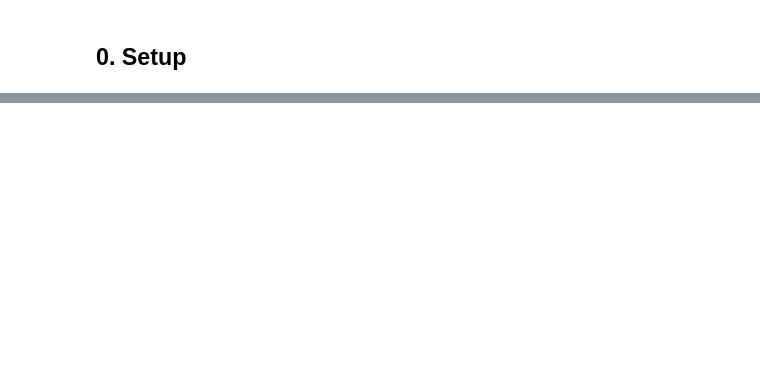
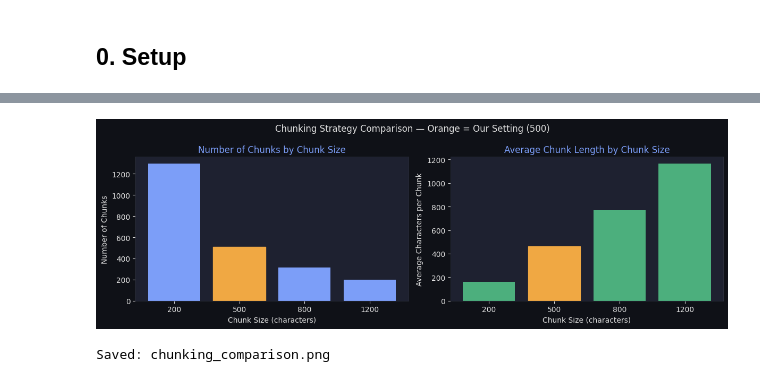
Before and after one commit to dixitdevarshi/PaperMind, a Jupyter notebook: notebooks/rag_exploration.ipynb, the cells around one changed output, grey strips where cells are left out. Cells and saved outputs as stored; diff of their text form; code cells hidden in the pictures; blank space fills up the shorter version.

```diff
--- a/notebooks/rag_exploration.ipynb
+++ b/notebooks/rag_exploration.ipynb
@@ -329,0 +33,17 @@ These go in the README.
+# %%
+import fitz
+import numpy as np
+from langchain.text_splitter import RecursiveCharacterTextSplitter
+
+# Change this to any PDF you have in uploads/
+PDF_PATH = "../uploads/GDPR_EN.pdf"
+
+doc = fitz.open(PDF_PATH)
+full_text = ""
+for page in doc:
+    full_text += page.get_text("text")
+doc.close()
+
+print(f"Document: {PDF_PATH}")
+print(f"Total characters: {len(full_text):,}")
+print(f"Preview: {full_text[:200]}")
@@ -329,0 +92,39 @@ These go in the README.
+# %%
+import matplotlib.pyplot as plt
+
+fig, (ax1, ax2) = plt.subplots(1, 2, figsize=(12, 4))
+fig.patch.set_facecolor("#0f1117")
+
+sizes    = [r["chunk_size"] for r in results]
+n_chunks = [r["num_chunks"] for r in results]
+avg_lens = [r["avg_len"]    for r in results]
+
+for ax in [ax1, ax2]:
+    ax.set_facecolor("#1e2130")
+    ax.tick_params(colors="#e0e0e0")
+    ax.xaxis.label.set_color("#e0e0e0")
+    ax.yaxis.label.set_color("#e0e0e0")
+    ax.title.set_color("#7c9ef8")
+    for spine in ax.spines.values():
+        spine.set_edgecolor("#2a2d3a")
+
+bars1 = ax1.bar([str(s) for s in sizes], n_chunks, color="#7c9ef8")
+bars1[1].set_color("#f0a843")   # highlight chunk_size=500
+ax1.set_title("Number of Chunks by Chunk Size")
+ax1.set_xlabel("Chunk Size (characters)")
+ax1.set_ylabel("Number of Chunks")
+
+bars2 = ax2.bar([str(s) for s in sizes], avg_lens, color="#4caf7d")
+bars2[1].set_color("#f0a843")   # highlight chunk_size=500
+ax2.set_title("Average Chunk Length by Chunk Size")
+ax2.set_xlabel("Chunk Size (characters)")
+ax2.set_ylabel("Average Characters per Chunk")
+
+plt.suptitle("Chunking Strategy Comparison — Orange = Our Setting (500)", color="#e0e0e0", fontsize=12)
+plt.tight_layout()
+plt.savefig("chunking_comparison.png", dpi=150, bbox_inches="tight", facecolor="#0f1117")
+plt.show()
+print("Saved: chunking_comparison.png")
+# %% [output]
+[figure, added]
+Saved: chunking_comparison.png
```
Also changed, not shown: parts of 37 cells of this notebook, 11 other files.
